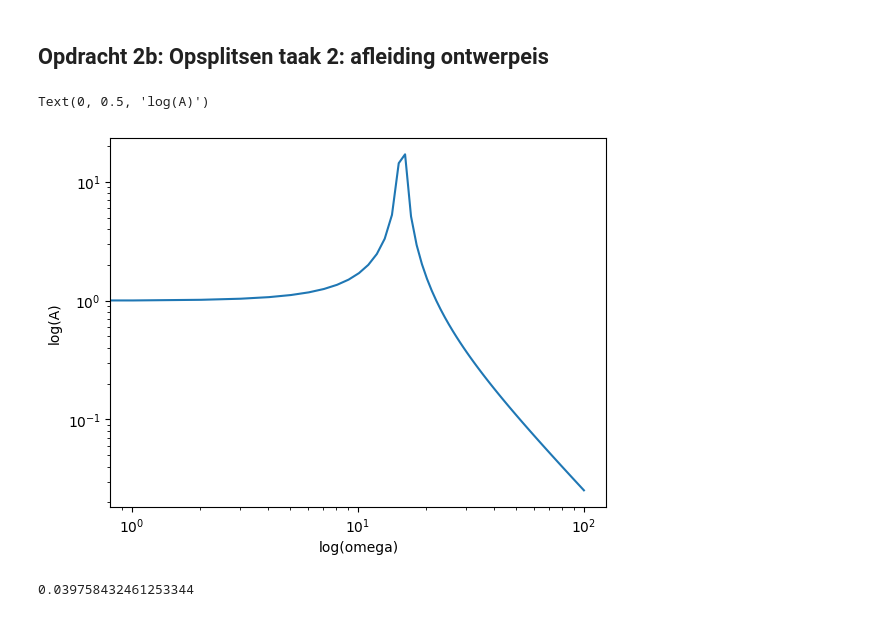
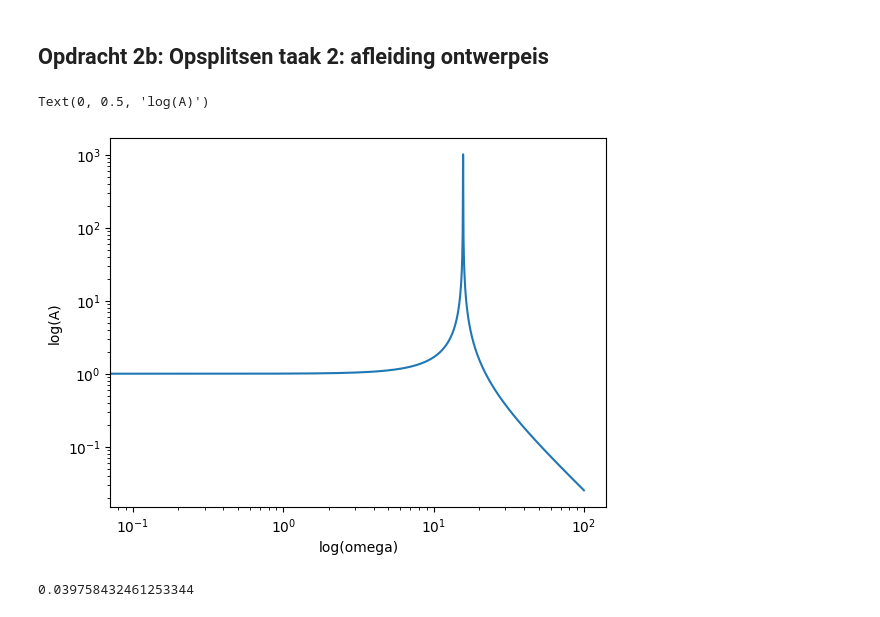
Before and after one commit to luucleclercq/opdrachten-DEF-D-Luuc, a Jupyter notebook: FysiekeOntwerpopdrachten/5MaakEenOpstellingTrillingsvrij/Ontwerpopdracht5MaakEenOpstellingTrillingsvrijInvulTemplate.ipynb, the cells around one changed output. Drawn from its saved outputs; the diff is of its cells as text; code cells hidden in the pictures.

```diff
--- a/FysiekeOntwerpopdrachten/5MaakEenOpstellingTrillingsvrij/Ontwerpopdracht5MaakEenOpstellingTrillingsvrijInvulTemplate.ipynb
+++ b/FysiekeOntwerpopdrachten/5MaakEenOpstellingTrillingsvrij/Ontwerpopdracht5MaakEenOpstellingTrillingsvrijInvulTemplate.ipynb
@@ -52,16 +52,16 @@ Vul onderstaande tabel in:
 # %%
 # Voeg hier je plot in.
 f_0=2.5
 omega_0=5*np.pi
-omega=np.linspace(0,100,100)
+omega=np.linspace(0,100,1000)
 A= np.abs(1/(1-(omega**2)/(omega_0**2)))
 
 plt.loglog(omega,A)
 plt.xlabel('log(omega)')
 plt.ylabel('log(A)')
 # %% [output]
 Text(0, 0.5, 'log(A)')
-[figure, old version]
+[figure, new version]
 # %%
 # Bereken hier de minimale Delta-x waarbij je aan de eis van de opdracht voldoet.
 
```
Also changed, not shown: parts of 6 cells of this notebook, 2 other files.
